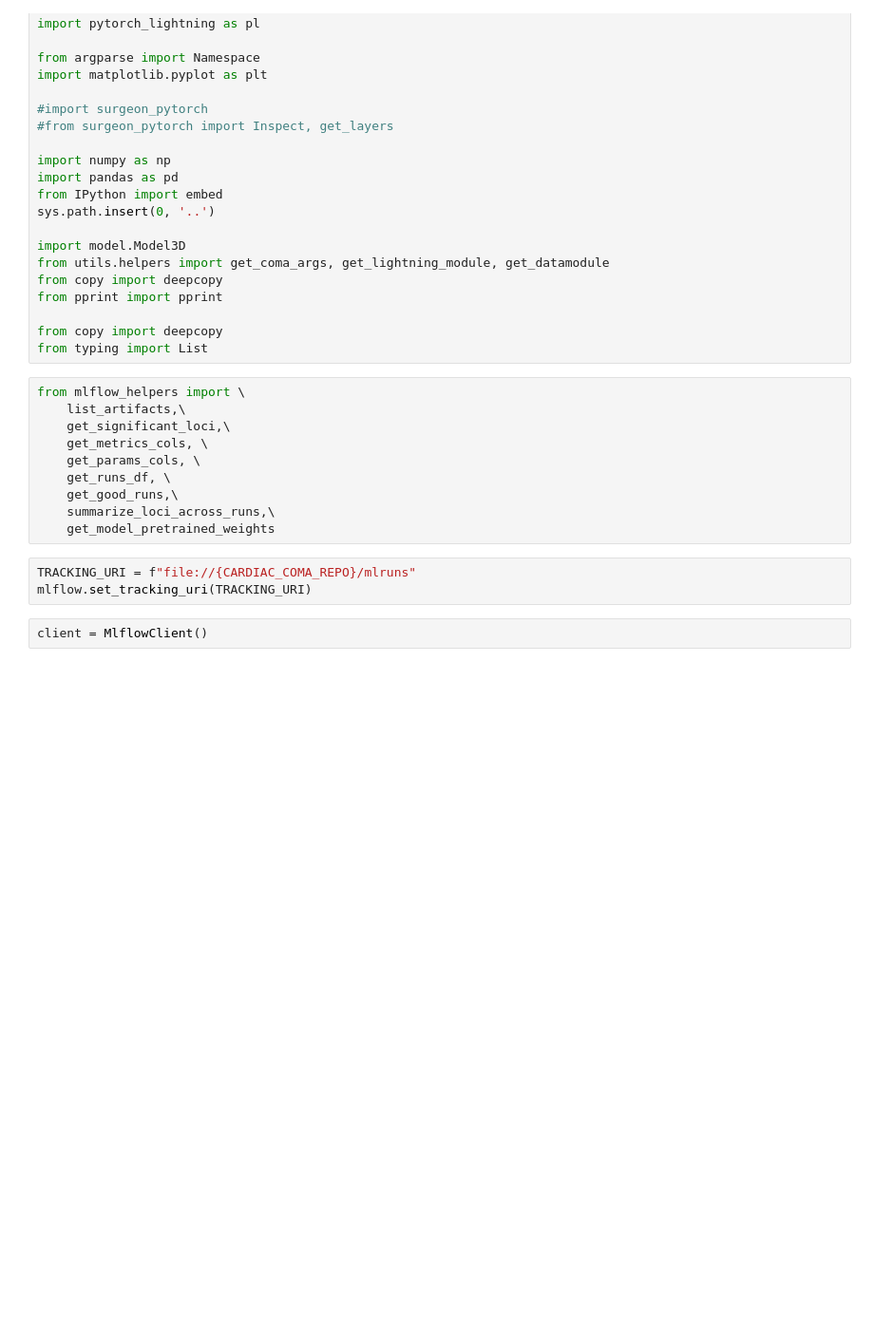
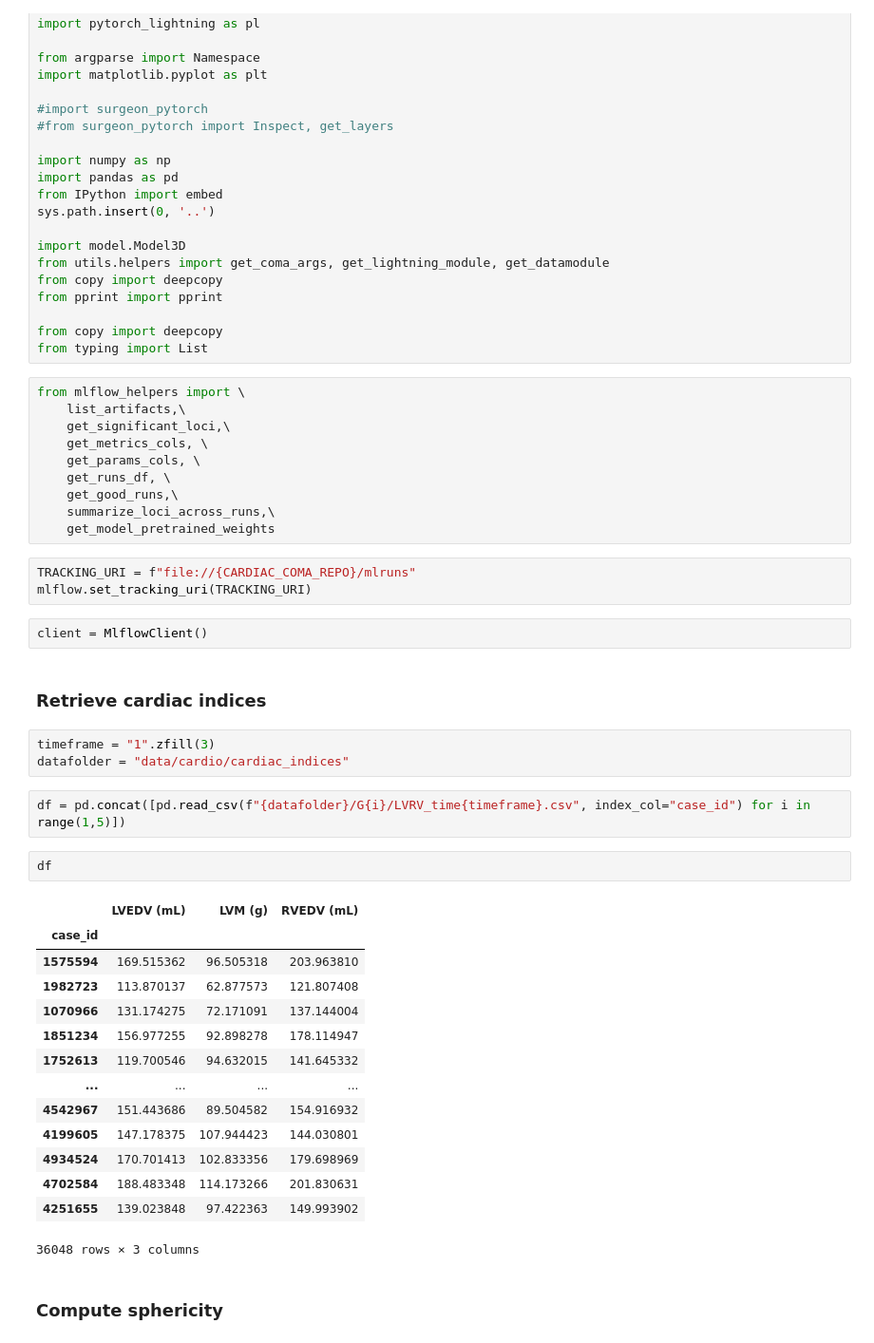
Before and after one commit to rbonazzola/CardiacCOMA, a Jupyter notebook: notebooks/analysis_cardiac_indices.ipynb, the cells around one changed output. Shown: that part at 95% size. Drawn from its saved outputs; the diff is of its cells as text; blank space fills up the shorter version.

```diff
--- a/notebooks/analysis_cardiac_indices.ipynb
+++ b/notebooks/analysis_cardiac_indices.ipynb
@@ -51,3 +51,29 @@ TRACKING_URI = f"file://{CARDIAC_COMA_REPO}/mlruns"
 mlflow.set_tracking_uri(TRACKING_URI)
 # %%
 client = MlflowClient()
+# %% [markdown]
+### Retrieve cardiac indices
+# %%
+timeframe = "1".zfill(3)
+datafolder = "data/cardio/cardiac_indices"
+# %%
+df = pd.concat([pd.read_csv(f"{datafolder}/G{i}/LVRV_time{timeframe}.csv", index_col="case_id") for i in range(1,5)])
+# %%
+df
+# %% [output]
+|  | LVEDV (mL) | LVM (g) | RVEDV (mL) |
+| case_id |  |  |  |
+| 1575594 | 169.515362 | 96.505318 | 203.963810 |
+| 1982723 | 113.870137 | 62.877573 | 121.807408 |
+| 1070966 | 131.174275 | 72.171091 | 137.144004 |
+| 1851234 | 156.977255 | 92.898278 | 178.114947 |
+| 1752613 | 119.700546 | 94.632015 | 141.645332 |
+| ... | ... | ... | ... |
+| 4542967 | 151.443686 | 89.504582 | 154.916932 |
+| 4199605 | 147.178375 | 107.944423 | 144.030801 |
+| 4934524 | 170.701413 | 102.833356 | 179.698969 |
+| 4702584 | 188.483348 | 114.173266 | 201.830631 |
+| 4251655 | 139.023848 | 97.422363 | 149.993902 |
+36048 rows × 3 columns
+# %% [markdown]
+### Compute sphericity
```
Also changed, not shown: parts of 13 cells of this notebook, 1 other file.
